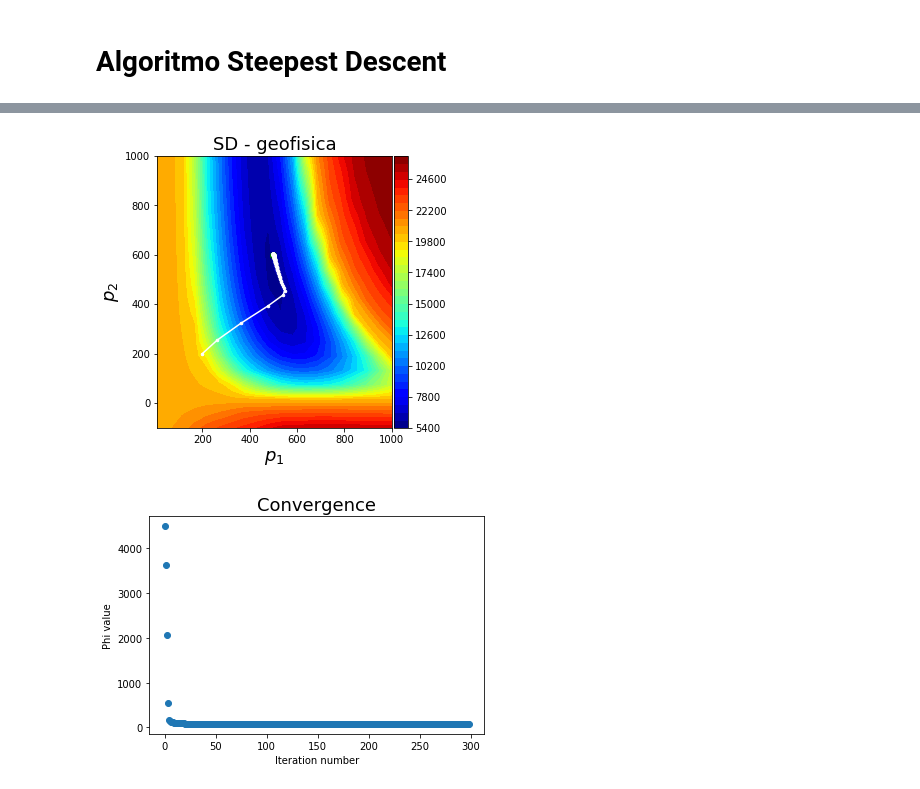
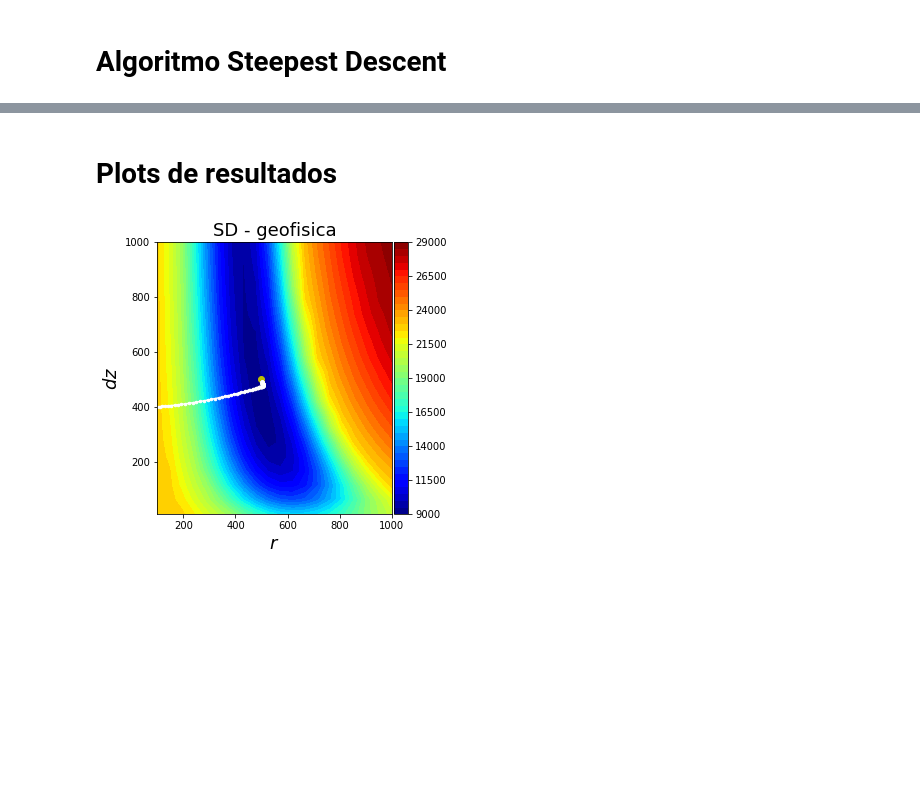
Before and after one commit to leobvital/non-linear-inversion, a Jupyter notebook: geofisica-base_steepest_descent.ipynb, the cells around one changed output, grey strips where cells are left out. Cells and saved outputs as stored; diff of their text form; code cells hidden in the pictures; blank space fills up the shorter version.

```diff
--- a/geofisica-base_steepest_descent.ipynb
+++ b/geofisica-base_steepest_descent.ipynb
@@ -244,37 +335,35 @@ phi_list = [phi0]
 # %% [markdown]
 # Algoritmo Steepest Descent
 # %%
-for i in range(10000):
+for i in range(itmax):
     # calculando a Jacobiana e o gradiente
-    G = jacobi_geo(regular_grid['xp'], regular_grid['yp'], regular_grid['zp'], prism0, cylinder_model['M'],
-                   deltar, deltaz, cylinder_model['inc'], cylinder_model['dec'])
+    G = jacobi_geo(xp, yp, zp, prism0, M, deltar, deltaz, inc, dec)
     grad = -2.*np.dot(G.T, res0) + mi*p0
     #print grad
     # calculando p e atualizando para a próxima iteração
     p = p0 - lamb*grad
     #print p, p0
-    l = [[np.zeros(cylinder_model['M']) + p[0], x0, y0, cylinder_model['z0'], p[1], cylinder_model['props']]]
-    prism = mfun.pol2cart(l, cylinder_model['M'], cylinder_model['L'])
-    d = polyprism.tf(regular_grid['xp'], regular_grid['yp'], regular_grid['zp'],
-                    prism, cylinder_model['inc'], cylinder_model['dec'])
-    res = cylinder_bottom_data['data_noise'] - d
-    phi = np.sum(res*res)
+    l = [[np.zeros(M) + p[0], x0, y0, z0, z0 + p[1], props]]
+    prism = pol2cart(l, M, L)
+    d = polyprism.tf(xp, yp, zp, prism, inc, dec)
+    res = data_noise - d
+    phi = np.sum(res*res) + mi*np.dot(p0, p0)
 
-    if (abs(phi-phi0)/phi0 <= epsilon):
+    # printa os valores
+    print 'itreação: %3d   r: %.2f   dz: %.2f   misfit: %.2e' % (i, p0[0], p0[1], phi0)
+
+    # armazenando a última estimativa
+    phi_list.append(phi)
+    p1_list.append(p[0])
+    p2_list.append(p[1])
+
+    if (abs(phi - phi0)/phi0 <= epsilon):
         break
     else:
-        # armazenando os resultados em listas para o plot
-        phi_list.append(phi)
-        p1_list.append(p[0])
-        p2_list.append(p[1])
-
         # atualizando parâmetros
         p0 = p
         d0 = d
         res0 = res
         phi0 = phi
-        prism0 = prism
-
-        # printa os valores
-        print 'itreação: %3d   r: %.2f   z: %.2f   misfit: %.2e' % (i, p0[0], p0[1], phi0)
+        prim0 = prism
 # %% [output]
@@ -297,0 +387,2 @@ itreação: 297   r: 500.24   z: 602.66   misfit: 7.93e+01
+# %% [markdown]
+# Plots de resultados
@@ -298,23 +396,13 @@ itreação: 297   r: 500.24   z: 602.66   misfit: 7.93e+01
 # %%
 #plot
 plt.figure(figsize=(5,5))
-plt.plot(cylinder_model['r'], cylinder_model['z0'] + cylinder_model['dz'], 'og')
+plt.plot(r_true, dz_true, 'oy')
 plt.plot(p1_list, p2_list, '.w-', markersize=5)
 plt.title('SD - geofisica', fontsize=18)
-plt.contourf(cylinder_bottom_data['p1'], cylinder_bottom_data['p2'], cylinder_bottom_data['phi_eq'], 40, cmap='jet')
-plt.xlabel('$p_1$', fontsize=18)
-plt.ylabel('$p_2$', fontsize=18)
+plt.contourf(r_plot, z0_plot, phi_eq, 40, cmap='jet')
+plt.xlabel('$r$', fontsize=18)
+plt.ylabel('$dz$', fontsize=18)
 plt.colorbar(pad=0.01, aspect=20, shrink=1)
-plt.savefig('plot_SD_geofisica-base.png', pad_inches=0.0)
 plt.show()
 # %% [output]
-[figure, old version]
+[figure, new version]
-# %%
-plt.title('Convergence', fontsize = 18)
-plt.xlabel('Iteration number')
-plt.ylabel('Phi value')
-plt.plot(phi_list, 'o')
-plt.savefig('convergence_SD_geofisica-base.png', dpi=300)
-plt.show()
-# %% [output]
-[figure, removed]
```
Also changed, not shown: parts of 30 cells of this notebook, 37 other files.
